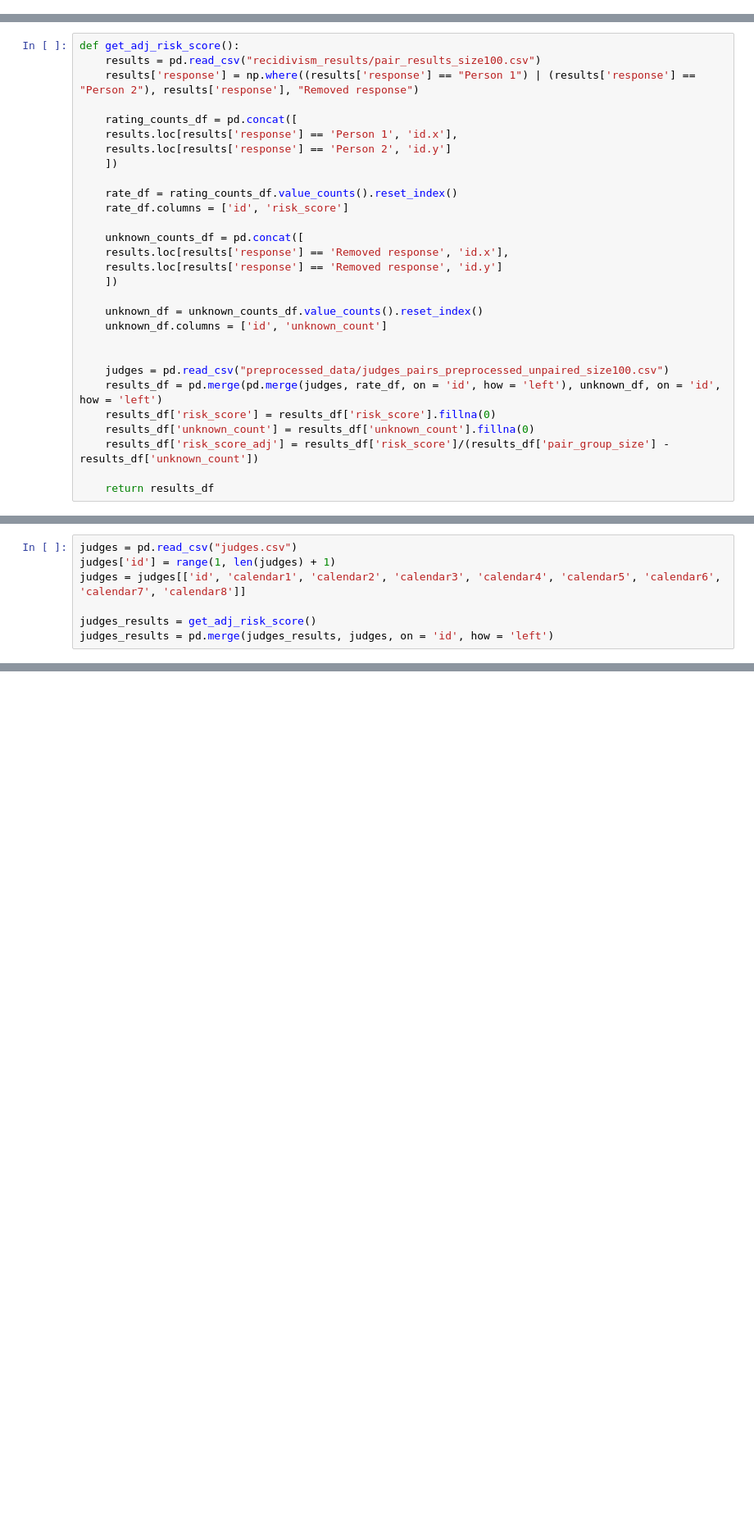
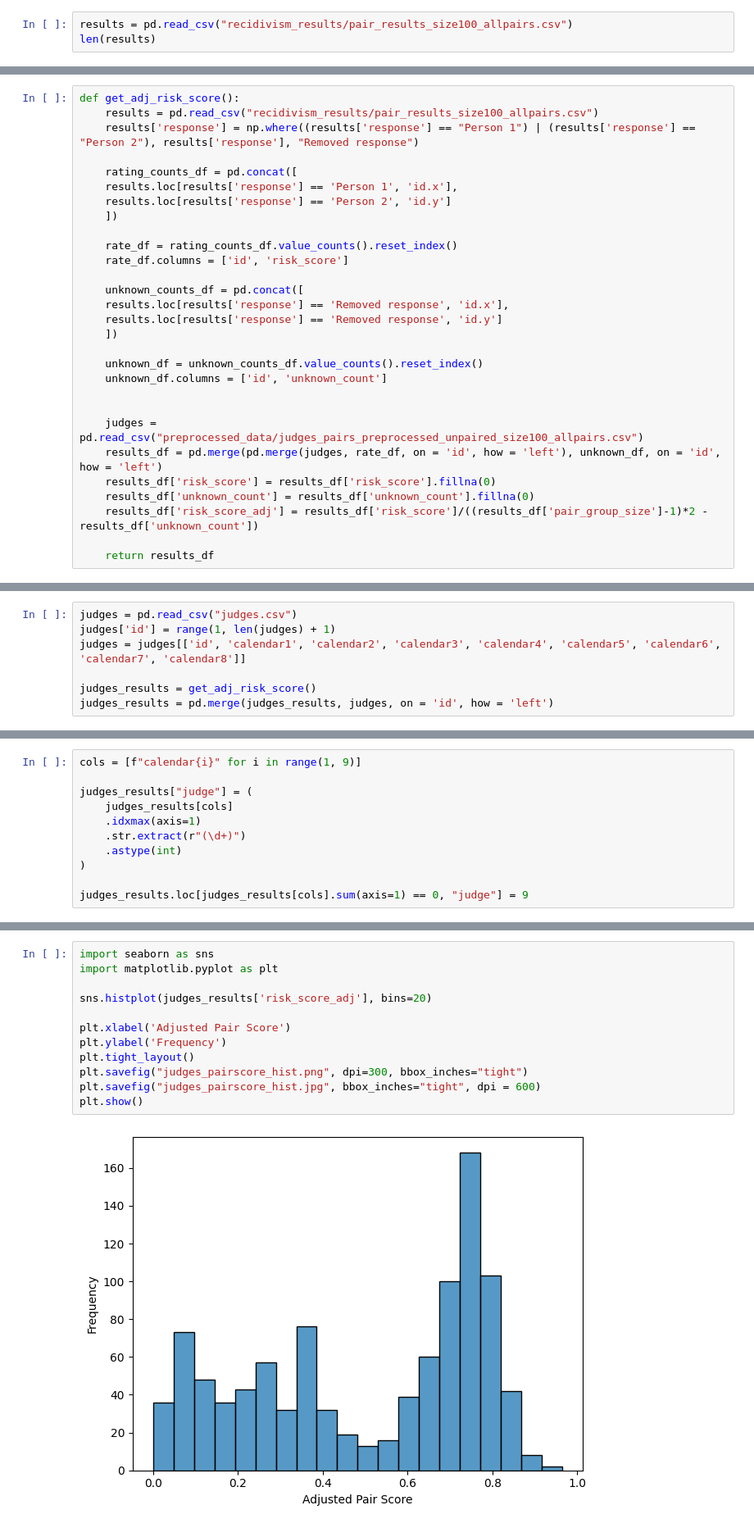
Before and after one commit to jaylinlowe/llm-rct, a Jupyter notebook: Recidivism/recidivism_analysis.ipynb, the cells around one changed output, grey strips where cells are left out. Shown at 82% size. Saved outputs shown, nothing was run; the diff lists cells and outputs as text; blank space fills up the shorter version.

Commit message:
adding version 2 of recidivism study

```diff
--- a/Recidivism/recidivism_analysis.ipynb
+++ b/Recidivism/recidivism_analysis.ipynb
@@ -3,0 +5,3 @@ import numpy as np
+# %%
+results = pd.read_csv("recidivism_results/pair_results_size100_allpairs.csv")
+len(results)
@@ -4,6 +10,6 @@ import numpy as np
 # %%
 def get_adj_risk_score():
-    results = pd.read_csv("recidivism_results/pair_results_size100.csv")
+    results = pd.read_csv("recidivism_results/pair_results_size100_allpairs.csv")
     results['response'] = np.where((results['response'] == "Person 1") | (results['response'] == "Person 2"), results['response'], "Removed response")
 
     rating_counts_df = pd.concat([
@@ -23,10 +29,10 @@ def get_adj_risk_score():
     unknown_df.columns = ['id', 'unknown_count']
 
 
-    judges = pd.read_csv("preprocessed_data/judges_pairs_preprocessed_unpaired_size100.csv")
+    judges = pd.read_csv("preprocessed_data/judges_pairs_preprocessed_unpaired_size100_allpairs.csv")
     results_df = pd.merge(pd.merge(judges, rate_df, on = 'id', how = 'left'), unknown_df, on = 'id', how = 'left')
     results_df['risk_score'] = results_df['risk_score'].fillna(0)
     results_df['unknown_count'] = results_df['unknown_count'].fillna(0)
-    results_df['risk_score_adj'] = results_df['risk_score']/(results_df['pair_group_size'] - results_df['unknown_count'])
+    results_df['risk_score_adj'] = results_df['risk_score']/((results_df['pair_group_size']-1)*2 - results_df['unknown_count'])
 
     return results_df
@@ -95,0 +153,11 @@ calendar8          -0.9701      0.300     -3.233      0.001      -1.558      -0.
+# %%
+cols = [f"calendar{i}" for i in range(1, 9)]
+
+judges_results["judge"] = (
+    judges_results[cols]
+    .idxmax(axis=1)
+    .str.extract(r"(\d+)")
+    .astype(int)
+)
+
+judges_results.loc[judges_results[cols].sum(axis=1) == 0, "judge"] = 9
@@ -95,0 +355,14 @@ calendar8          -0.9701      0.300     -3.233      0.001      -1.558      -0.
+# %%
+import seaborn as sns
+import matplotlib.pyplot as plt
+
+sns.histplot(judges_results['risk_score_adj'], bins=20)
+
+plt.xlabel('Adjusted Pair Score')
+plt.ylabel('Frequency')
+plt.tight_layout()
+plt.savefig("judges_pairscore_hist.png", dpi=300, bbox_inches="tight")
+plt.savefig("judges_pairscore_hist.jpg", bbox_inches="tight", dpi = 600)
+plt.show()
+# %% [output]
+[figure, added]
```
Also changed, not shown: parts of 27 cells of this notebook, 1 other file.
